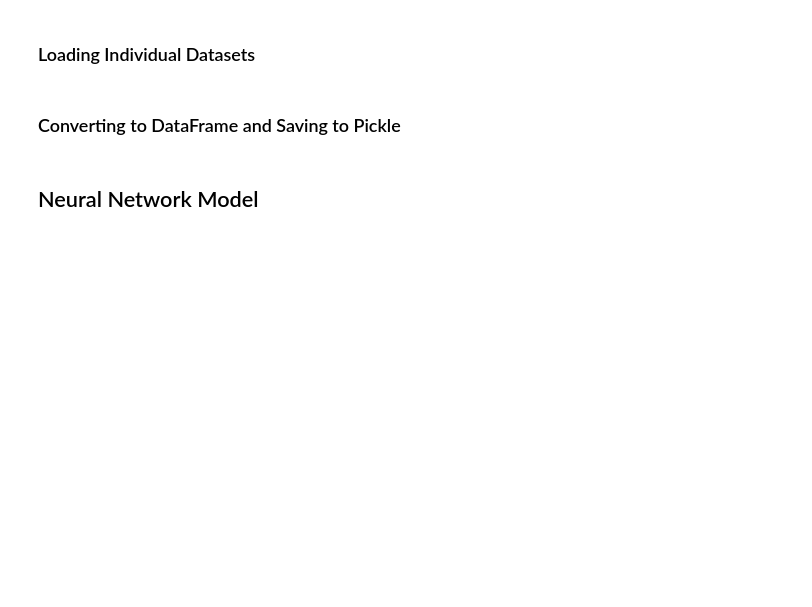
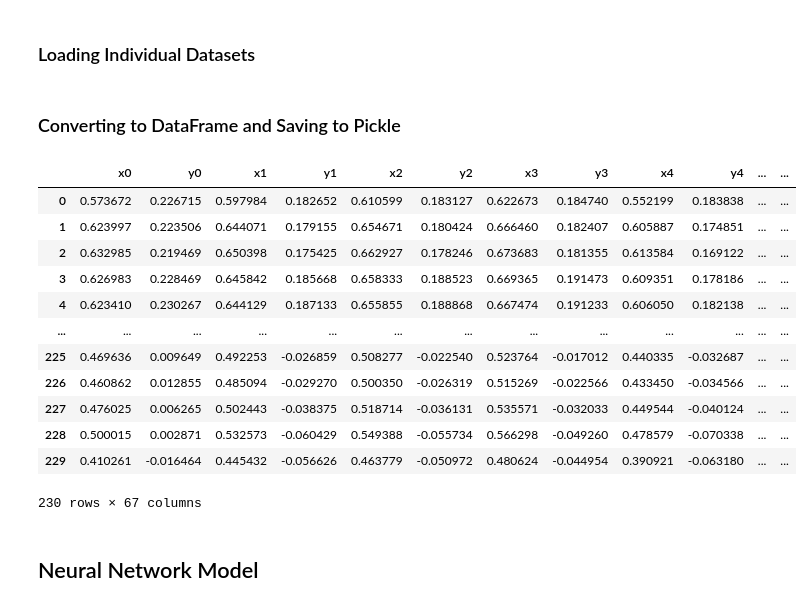
Before and after one commit to 0eix/literate-tribble, a Jupyter notebook: Project.ipynb, the cells around one changed output. Saved outputs shown, nothing was run; the diff lists cells and outputs as text; code cells hidden in the pictures; blank space fills up the shorter version.

Commit message:
rightHand

```diff
--- a/Project.ipynb
+++ b/Project.ipynb
@@ -115,13 +99,17 @@ import os
 import pickle
 dataset = []
 target = []
+gestures = ["rock","paper","scissors"]
 folder_path_rock = "data/rock/"
 folder_path_scissors = "data/scissors/"
 folder_paths = [folder_path_rock,folder_path_scissors]
 # folder_path = folder_path_paper
-for folder_path in folder_paths:
+for gesture in gestures:
+    folder_path = "data/"+gesture+"/"
     all_files = os.listdir(folder_path)  # lists files and folders
-    files_only = [f for f in all_files if os.path.isfile(os.path.join(folder_path, f))]
+    files_only = [f for f in all_files
+              if os.path.isfile(os.path.join(folder_path, f)) and f.lower().endswith('.png')]
+
     counter = 0
     L = len(files_only)
     model = Holistic(min_detection_confidence=0.5, min_tracking_confidence=0.5)
@@ -133,11 +121,10 @@ for folder_path in folder_paths:
         img_model = (image[..., :3] * 255).astype(np.uint8)
         model = Holistic(min_detection_confidence=0.5, min_tracking_confidence=0.5)
         results = model.process(img_model)
-        if results.pose_landmarks is not None:
-            ldk = extract_landmarks(results.pose_landmarks.landmark)
-            ldk_temp = extract_landmarks(results.pose_landmarks.landmark).flatten()
+        if results.right_hand_landmarks is not None:
+            ldk_temp = extract_landmarks(results.right_hand_landmarks.landmark).flatten()
             dataset.append(ldk_temp)
 
-    with open(folder_path+'dataset.pkl', 'wb') as file:  # 'wb' = write binary
+    with open(folder_path+'dataset_RightHand_'+gesture+'.pkl', 'wb') as file:  # 'wb' = write binary
         pickle.dump(dataset, file)
 # %% [output]
@@ -148,11 +155,11 @@ Error:
 # %%
 
 import pickle
-with open("data/paper/dataset_paper.pkl", "rb") as f:
+with open("data/paper/dataset_RightHand_paper.pkl", "rb") as f:
     paper = pickle.load(f)
-with open("data/rock/dataset_rock.pkl", "rb") as f:
+with open("data/rock/dataset_RightHand_rock.pkl", "rb") as f:
     rock = pickle.load(f)
-with open("data/scissors/dataset_scissors.pkl", "rb") as f:
+with open("data/scissors/dataset_RightHand_scissors.pkl", "rb") as f:
     scissors = pickle.load(f)
 # %%
 dataset = np.concatenate((np.array(rock),np.array(paper),np.array(scissors)),axis=0)
@@ -171,3 +178,19 @@ data.to_pickle("dataset_total")
+# %%
+data
+# %% [output]
+|  | x0 | y0 | x1 | y1 | x2 | y2 | x3 | y3 | x4 | y4 | ... | ... |
+| 0 | 0.573672 | 0.226715 | 0.597984 | 0.182652 | 0.610599 | 0.183127 | 0.622673 | 0.184740 | 0.552199 | 0.183838 | ... | ... |
+| 1 | 0.623997 | 0.223506 | 0.644071 | 0.179155 | 0.654671 | 0.180424 | 0.666460 | 0.182407 | 0.605887 | 0.174851 | ... | ... |
+| 2 | 0.632985 | 0.219469 | 0.650398 | 0.175425 | 0.662927 | 0.178246 | 0.673683 | 0.181355 | 0.613584 | 0.169122 | ... | ... |
+| 3 | 0.626983 | 0.228469 | 0.645842 | 0.185668 | 0.658333 | 0.188523 | 0.669365 | 0.191473 | 0.609351 | 0.178186 | ... | ... |
+| 4 | 0.623410 | 0.230267 | 0.644129 | 0.187133 | 0.655855 | 0.188868 | 0.667474 | 0.191233 | 0.606050 | 0.182138 | ... | ... |
+| ... | ... | ... | ... | ... | ... | ... | ... | ... | ... | ... | ... | ... |
+| 225 | 0.469636 | 0.009649 | 0.492253 | -0.026859 | 0.508277 | -0.022540 | 0.523764 | -0.017012 | 0.440335 | -0.032687 | ... | ... |
+| 226 | 0.460862 | 0.012855 | 0.485094 | -0.029270 | 0.500350 | -0.026319 | 0.515269 | -0.022566 | 0.433450 | -0.034566 | ... | ... |
+| 227 | 0.476025 | 0.006265 | 0.502443 | -0.038375 | 0.518714 | -0.036131 | 0.535571 | -0.032033 | 0.449544 | -0.040124 | ... | ... |
+| 228 | 0.500015 | 0.002871 | 0.532573 | -0.060429 | 0.549388 | -0.055734 | 0.566298 | -0.049260 | 0.478579 | -0.070338 | ... | ... |
+| 229 | 0.410261 | -0.016464 | 0.445432 | -0.056626 | 0.463779 | -0.050972 | 0.480624 | -0.044954 | 0.390921 | -0.063180 | ... | ... |
+230 rows × 67 columns
 # %% [markdown]
 ## Neural Network Model
 # %%
```
Also changed, not shown: parts of 14 cells of this notebook, 2 other files.
